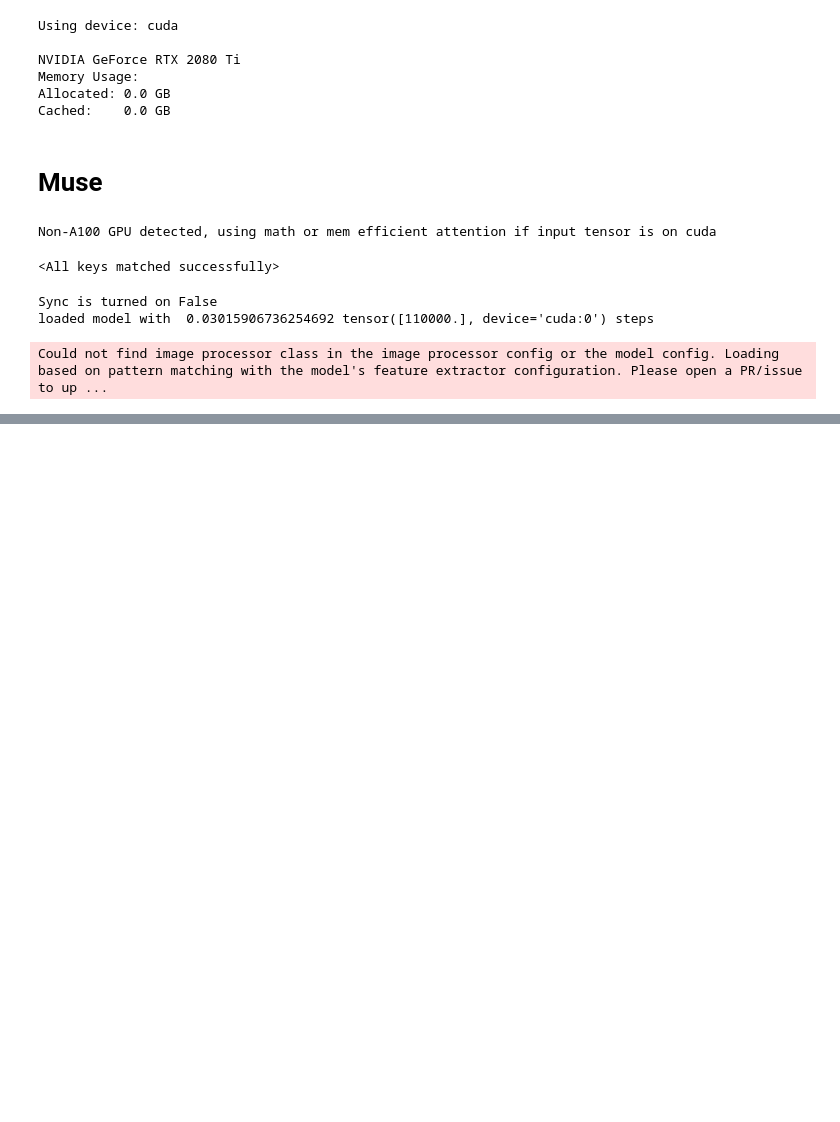
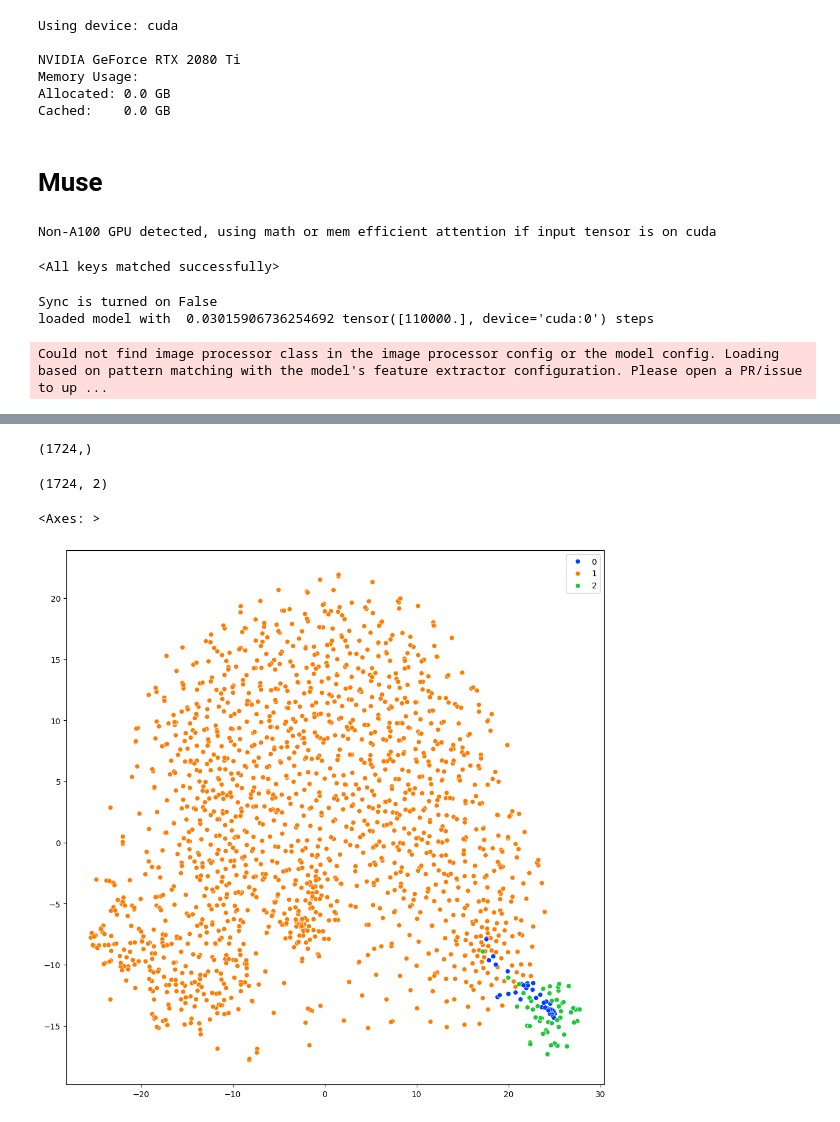
Before and after one commit to sohananisetty/ATCMG, a Jupyter notebook: gen.ipynb, the cells around one changed output, grey strips where cells are left out. Cells and saved outputs as stored; diff of their text form; code cells hidden in the pictures; blank space fills up the shorter version.

```diff
--- a/gen.ipynb
+++ b/gen.ipynb
@@ -236,0 +288,4 @@ Image(open("/srv/hays-lab/scratch/sanisetty3/music_motion/ATCMG/render/gen_novel
+# %%
+all = np.concatenate([np.array(btss) , np.array(chr) , np.array(aists)] , 0)
+# %%
+all = all.reshape(all.shape[0] , -1)
@@ -236,0 +296,6 @@ Image(open("/srv/hays-lab/scratch/sanisetty3/music_motion/ATCMG/render/gen_novel
+# %%
+y = np.array([1]*len(btss) + [0]*len(chr) + [2]*len(aists))
+# %%
+y.shape
+# %% [output]
+(1724,)
@@ -236,0 +306,12 @@ Image(open("/srv/hays-lab/scratch/sanisetty3/music_motion/ATCMG/render/gen_novel
+# %%
+X_embedded = TSNE(n_components=2, learning_rate='auto' , n_iter = 1000).fit_transform(all)
+# %%
+X_embedded.shape
+# %% [output]
+(1724, 2)
+# %%
+plt.figure(figsize = (12,12))
+sns.scatterplot(x = X_embedded[:,0], y = X_embedded[:,1], hue = y, palette = "bright" , legend = True)
+# %% [output]
+<Axes: >
+[figure, added]
```
Also changed, not shown: parts of 25 cells of this notebook, 24 other files.
